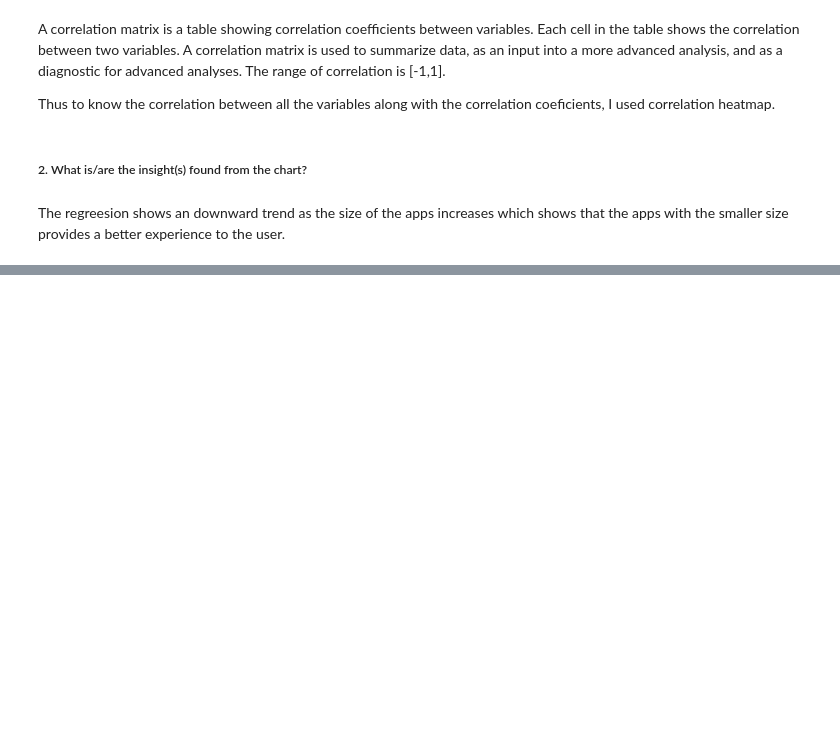
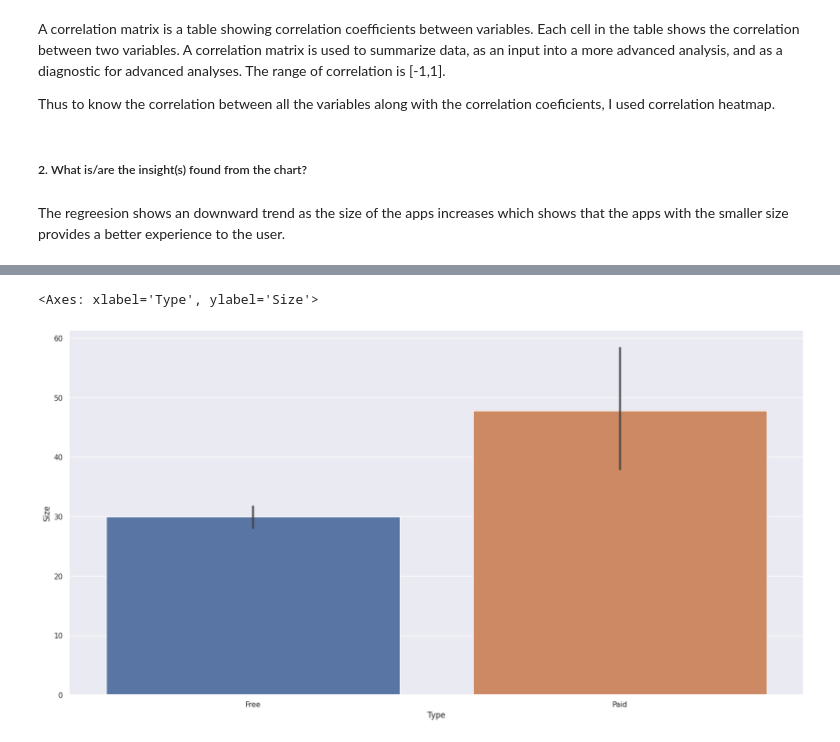
Before and after one commit to Saniyashakur22/EDA-Play-Store-Review-, a Jupyter notebook: My_playstore_colab.ipynb, the cells around one changed output, grey strips where cells are left out. Cells and saved outputs as stored; diff of their text form; code cells hidden in the pictures; blank space fills up the shorter version.

```diff
--- a/My_playstore_colab.ipynb
+++ b/My_playstore_colab.ipynb
@@ -1131,0 +1181,6 @@ The regreesion shows an downward trend as the size of the apps increases which s
+# %%
+# Plotting graph :-
+sns.barplot(x = "Type", y = "Size", data = df1, estimator = np.mean)
+# %% [output]
+<Axes: xlabel='Type', ylabel='Size'>
+[figure, added]
```
Also changed, not shown: parts of 11 cells of this notebook.
